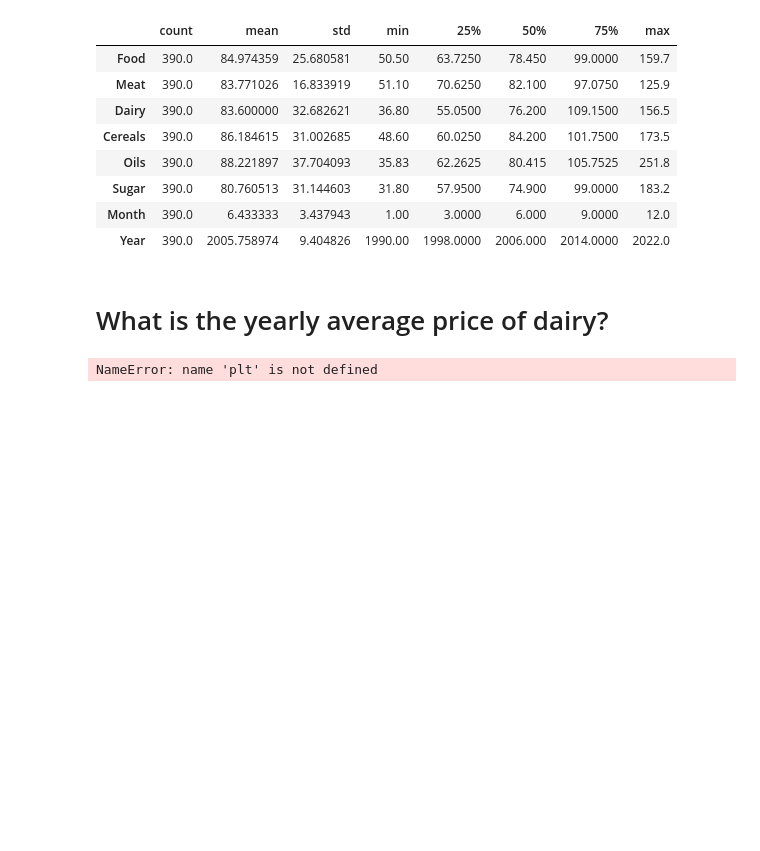
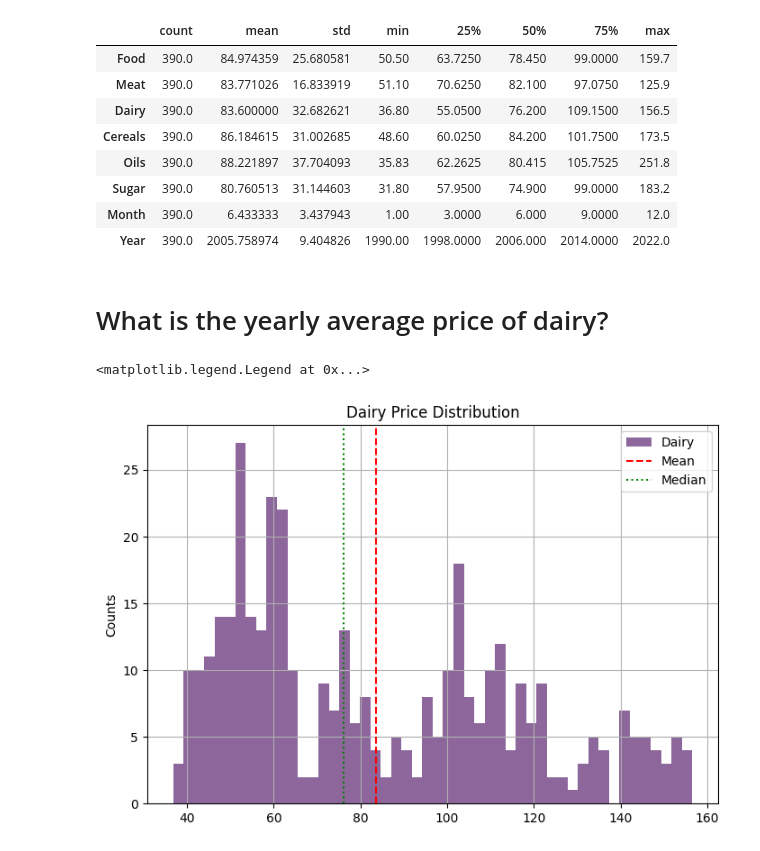
Before and after one commit to VlnaTheDiver/GlobalFoodPrices_DB_Analysis, a Jupyter notebook: analysis.ipynb, the cells around one changed output. Drawn from its saved outputs; the diff is of its cells as text; code cells hidden in the pictures; blank space fills up the shorter version.

Commit message:
Update to include charts

```diff
--- a/analysis.ipynb
+++ b/analysis.ipynb
@@ -41,16 +39,14 @@ df.describe().T
 # %%
 plt.figure(figsize=(18, 12))
 
 plt.subplot(2, 2, 1)
-df['Oils'].hist(bins=50, label='Oils', alpha=0.6, color='#410258')
-plt.axvline(np.mean(df['Oils']), ls='--', c='r', label="Mean")
-plt.axvline(np.median(df['Oils']), ls=':', c='g', label="Median")
+df['Dairy'].hist(bins=50, label='Dairy', alpha=0.6, color='#410258')
+plt.axvline(np.mean(df['Dairy']), ls='--', c='r', label="Mean")
+plt.axvline(np.median(df['Dairy']), ls=':', c='g', label="Median")
 plt.ylabel("Counts")
-plt.title("Oils Price Distribution")
+plt.xlabel("Price")
+plt.title("Dairy Price Distribution")
 plt.legend()
-
-plt.subplot(2, 2, 2)
-plt.scatter(df['Oils'], np.random.normal(7, 0.2, size=df.shape[0]), alpha=0.5 ,color='#410258')
-plt.title("Oils Price Distribution")
 # %% [output]
-NameError: name 'plt' is not defined
+<matplotlib.legend.Legend at 0x...>
+[figure, added]
```
Also changed, not shown: parts of 2 cells of this notebook.
